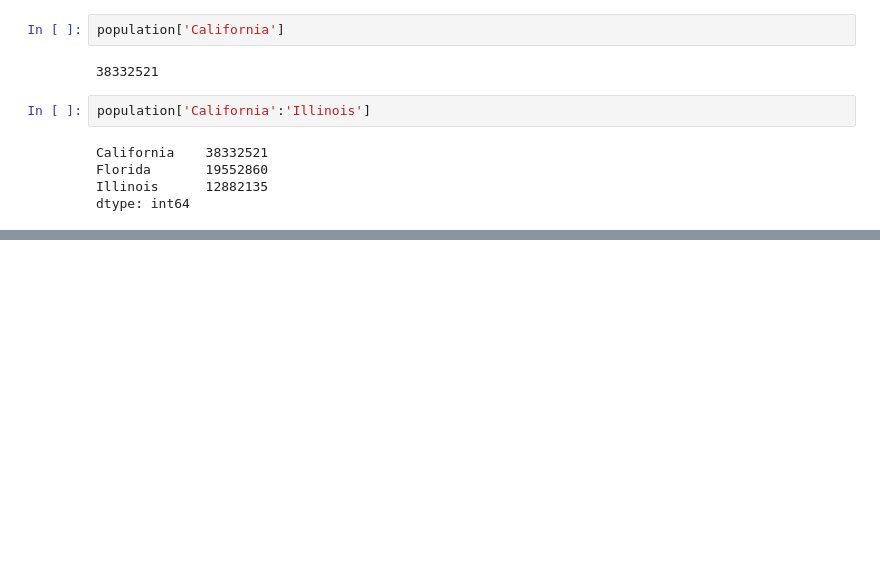
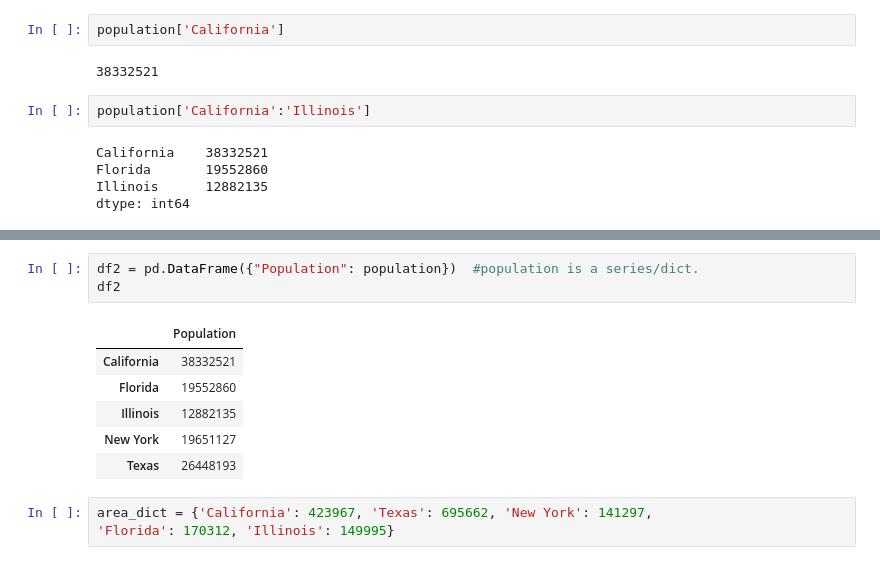
Before and after one commit to rksin8/data_science_projects, a Jupyter notebook: pandas_intro.ipynb, the cells around one changed output, grey strips where cells are left out. Cells and saved outputs as stored; diff of their text form; blank space fills up the shorter version.

```diff
--- a/pandas_intro.ipynb
+++ b/pandas_intro.ipynb
@@ -91,0 +116,13 @@ dtype: int64
+# %%
+df2 = pd.DataFrame({"Population": population})  #population is a series/dict.
+df2
+# %% [output]
+|  | Population |
+| California | 38332521 |
+| Florida | 19552860 |
+| Illinois | 12882135 |
+| New York | 19651127 |
+| Texas | 26448193 |
+# %%
+area_dict = {'California': 423967, 'Texas': 695662, 'New York': 141297,
+'Florida': 170312, 'Illinois': 149995}
```
Also changed, not shown: parts of 60 cells of this notebook.
